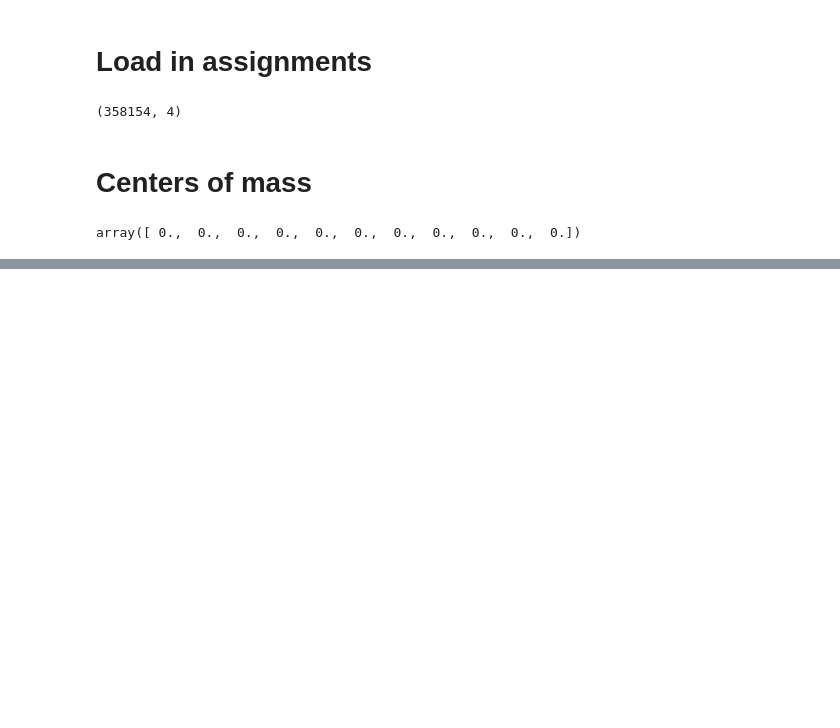
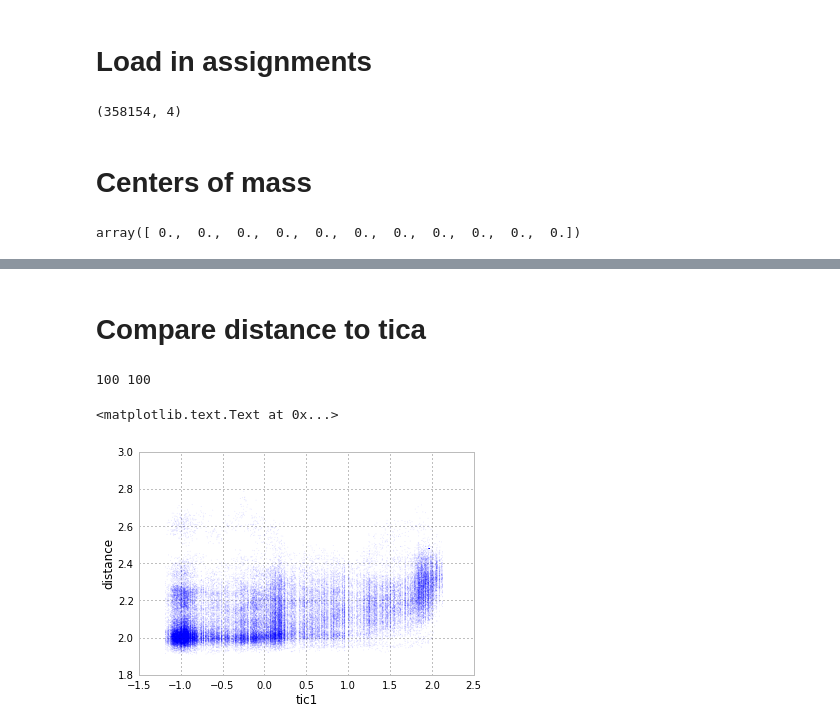
Before and after one commit to mpharrigan/wetmsm, a Jupyter notebook: ipython/bphc.ipynb, the cells around one changed output, grey strips where cells are left out. Drawn from its saved outputs; the diff is of its cells as text; code cells hidden in the pictures; blank space fills up the shorter version.

Commit message:
Compare C.O.M. distance vs. tICA and Cleanup

```diff
--- a/ipython/bphc.ipynb
+++ b/ipython/bphc.ipynb
@@ -232,0 +232,12 @@ traj
+# %% [markdown]
+# Compare distance to tica
+# %%
+print len(concat_t), len(comds)
+for i, (fp, dd) in enumerate(zip(concat_t, comds)):
+    if len(fp[:,0]) == len(dd):
+        plt.scatter(fp[::1,0], np.sqrt(dd[::1]), s=1, alpha=0.1, linewidth=0)
+plt.xlabel('tic1'); plt.ylabel('distance')
+# %% [output]
+100 100
+<matplotlib.text.Text at 0x...>
+[figure, added]
```
Also changed, not shown: parts of 14 cells of this notebook, 2 other files.
